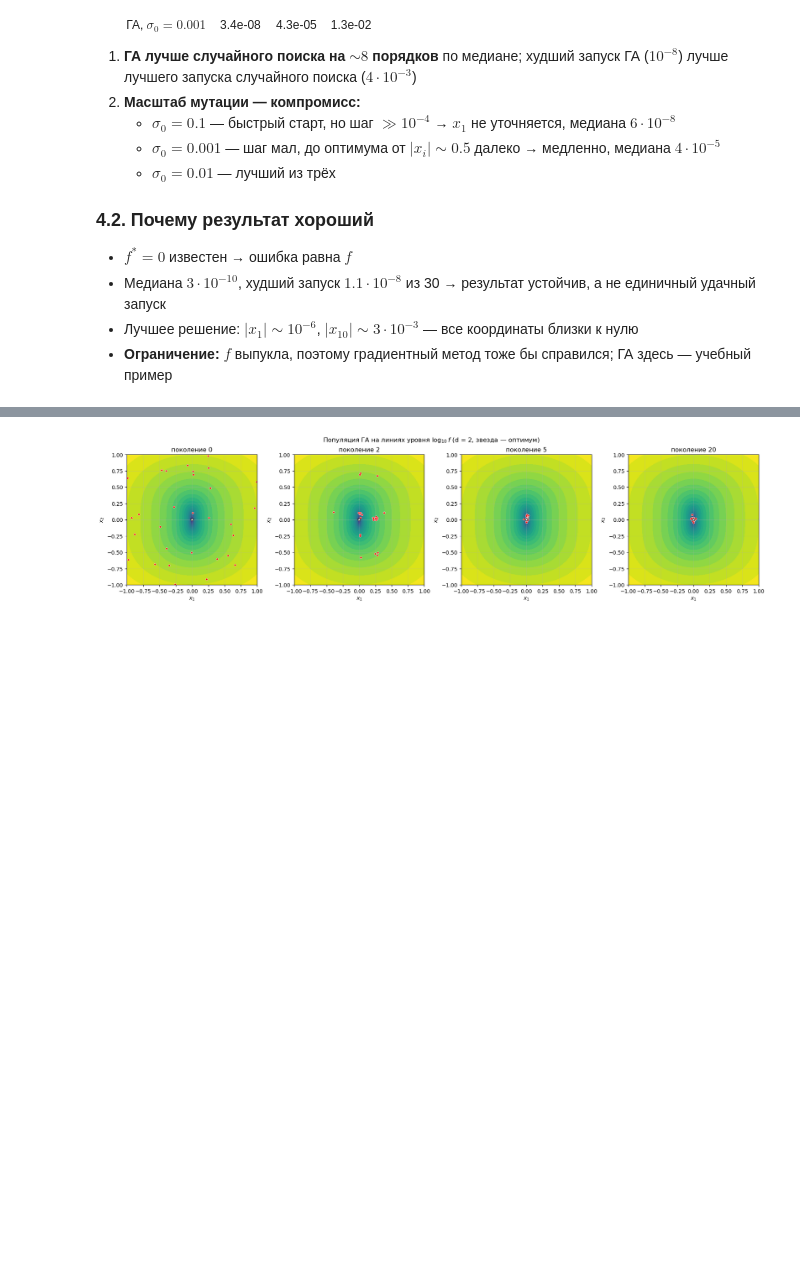
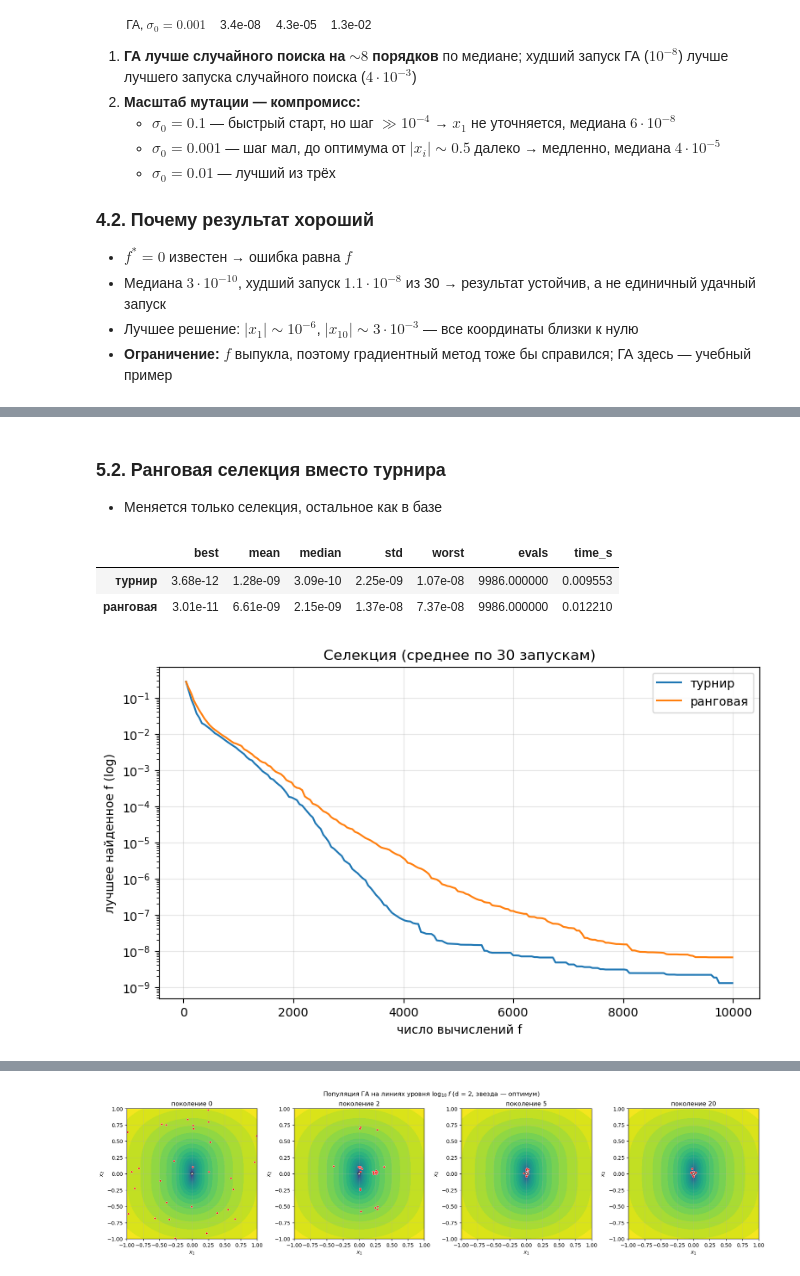
Before and after one commit to mack011y/gen_lab1, a Jupyter notebook: lab1/lab1.ipynb, the cells around one changed output, grey strips where cells are left out. Cells and saved outputs as stored; diff of their text form; code cells hidden in the pictures; blank space fills up the shorter version.

```diff
--- a/lab1/lab1.ipynb
+++ b/lab1/lab1.ipynb
@@ -507,0 +594,12 @@ $\quad$ → один шаг не подходит всем координата
+# %% [markdown]
+### 5.2. Ранговая селекция вместо турнира
+
+* Меняется только селекция, остальное как в базе
+# %%
+sel_table = compare("selection", {"турнир": BASE, "ранговая": replace(BASE, selection="rank")},
+                    "Селекция (среднее по 30 запускам)")
+# %% [output]
+|  | best | mean | median | std | worst | evals | time_s |
+| турнир | 3.68e-12 | 1.28e-09 | 3.09e-10 | 2.25e-09 | 1.07e-08 | 9986.000000 | 0.009553 |
+| ранговая | 3.01e-11 | 6.61e-09 | 2.15e-09 | 1.37e-08 | 7.37e-08 | 9986.000000 | 0.012210 |
+[figure, added]
```
Also changed, not shown: parts of 19 cells of this notebook, 19 other files.
